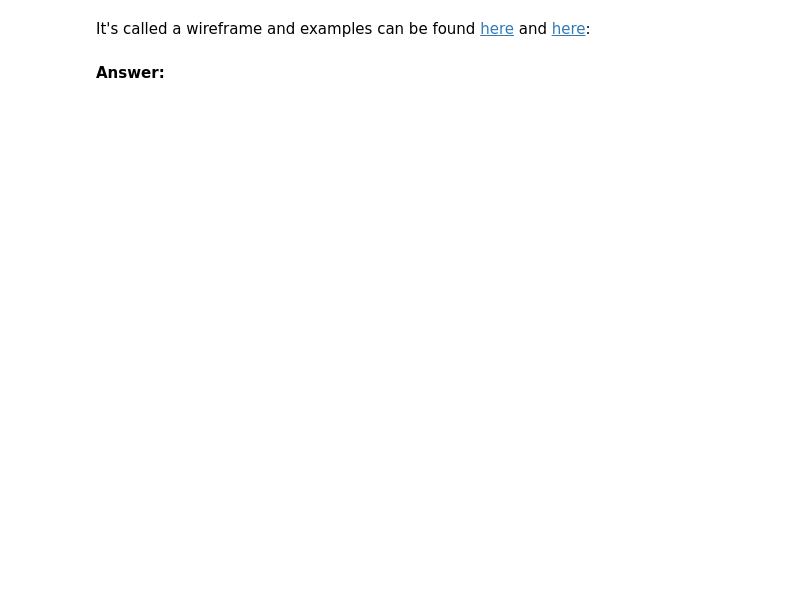
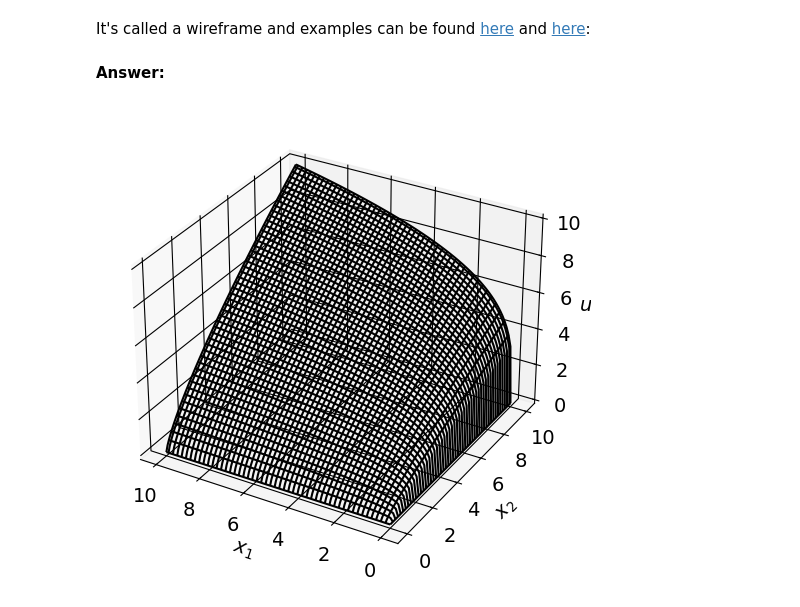
Before and after one commit to vkt823/My-repository, a Jupyter notebook: Lectures/Lec 3/Plot.ipynb, the cells around one changed output. Saved outputs shown, nothing was run; the diff lists cells and outputs as text; code cells hidden in the pictures; blank space fills up the shorter version.

```diff
--- a/Lectures/Lec 3/Plot.ipynb
+++ b/Lectures/Lec 3/Plot.ipynb
@@ -304,3 +302,21 @@ It's called a wireframe and examples can be found [here](https://www.tutorialspo
+# %%
+# write your code here
+fig = plt.figure(figsize=(5,5)) #we can change the figure size when we initialize the plot
+ax = fig.add_subplot(1,1,1,projection='3d')
+ax.plot_wireframe(x1_values,x2_values,u_values, edgecolor = 'black')
+#cmap = cm.jet will automatically make a colormap that goes from dark blue for the low values to dark red for the high values
+
+# b. add labels
+ax.set_xlabel('$x_1$') # Notice latex syntax
+ax.set_ylabel('$x_2$')
+ax.set_zlabel('$u$')
+ax.zaxis.labelpad=0.05 #had to add this to keep z-label in, else it was slightly cropped out
+
+# c. invert xaxis to bring Origin in center front
+ax.invert_xaxis() #inverts x
+fig.tight_layout() #moves stuff around, generally just makes it look better
+# %% [output]
+[figure, added]
 # %%
 # a. actual plot
 fig = plt.figure()
```
Also changed, not shown: parts of 1 cell of this notebook, 2 other files.
